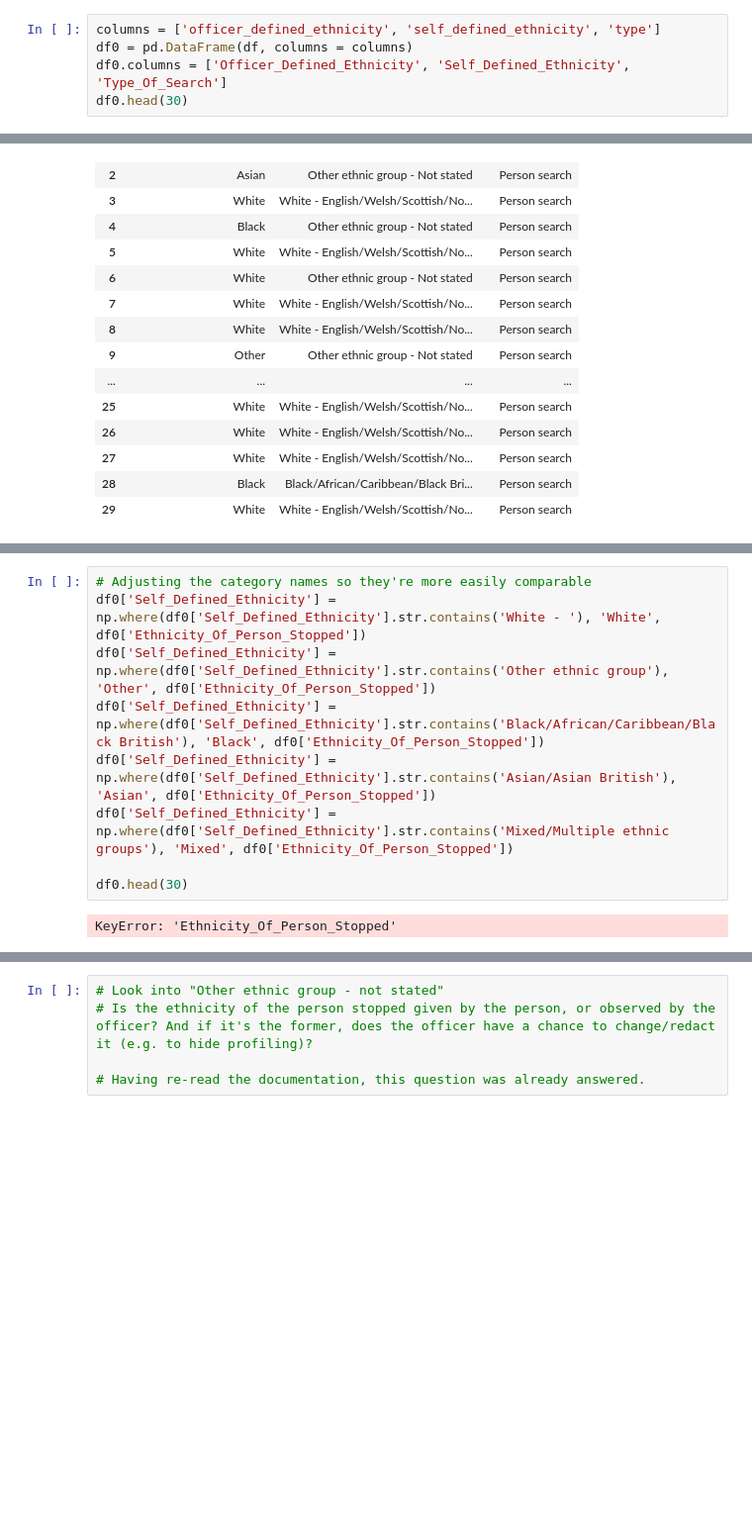
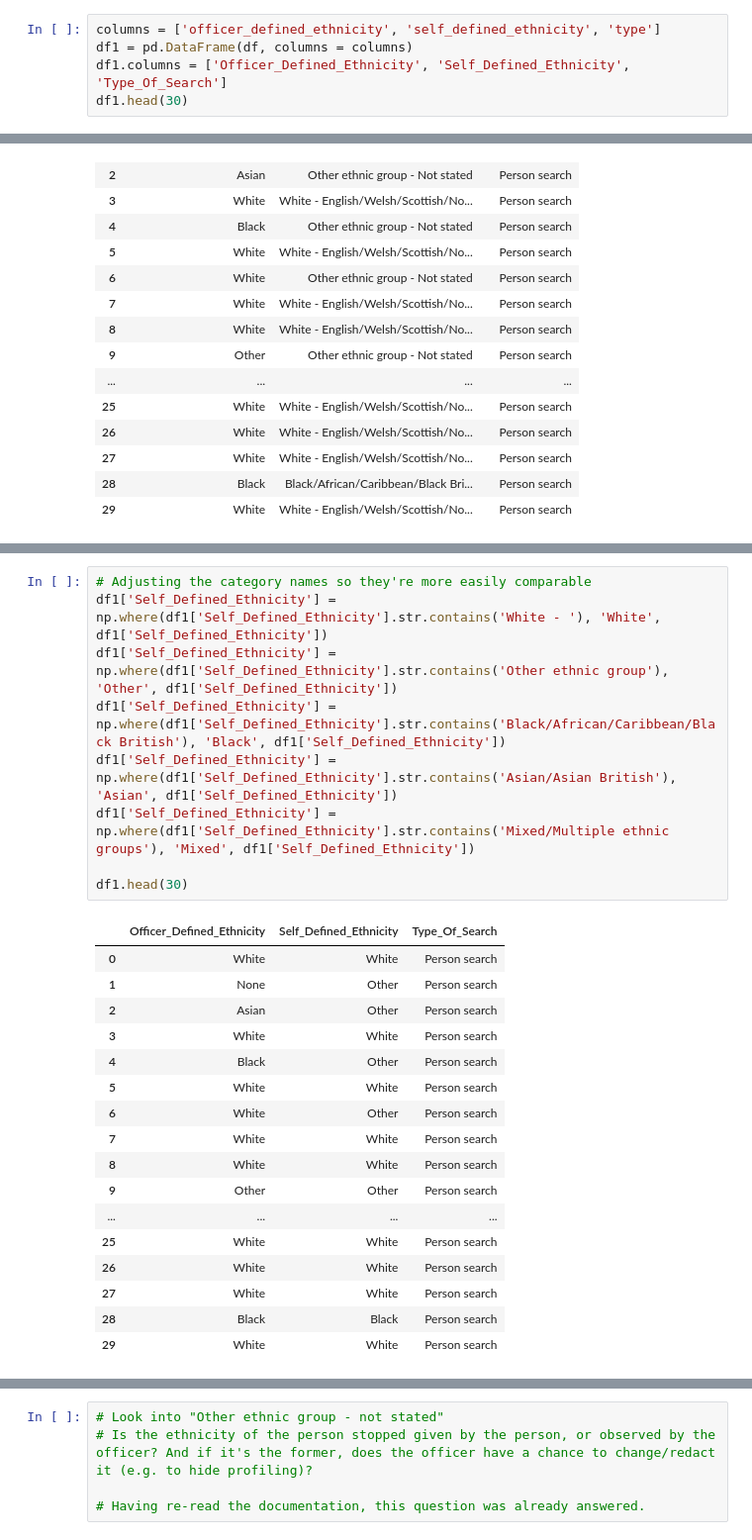
Before and after one commit to Coletterbox/A-Dashboard-Google-Sheets-, a Jupyter notebook: Stop and Search Data.ipynb, the cells around one changed output, grey strips where cells are left out. Shown at 99% size. Drawn from its saved outputs; the diff is of its cells as text; blank space fills up the shorter version.

```diff
--- a/Stop and Search Data.ipynb
+++ b/Stop and Search Data.ipynb
@@ -67,9 +67,9 @@ df.head(15)
 | 14 | None | A no further action disposal | True | Other ethnic group - Not stated | Male | Misuse of Drugs Act 1971 (section... | False | ... |
 # %%
 columns = ['officer_defined_ethnicity', 'self_defined_ethnicity', 'type']
-df0 = pd.DataFrame(df, columns = columns)
-df0.columns = ['Officer_Defined_Ethnicity', 'Self_Defined_Ethnicity', 'Type_Of_Search']
-df0.head(30)
+df1 = pd.DataFrame(df, columns = columns)
+df1.columns = ['Officer_Defined_Ethnicity', 'Self_Defined_Ethnicity', 'Type_Of_Search']
+df1.head(30)
 # %% [output]
 |  | Officer_Defined_Ethnicity | Self_Defined_Ethnicity | Type_Of_Search |
 | 0 | White | White - Irish | Person search |
@@ -101,13 +101,29 @@ df0['Officer_Defined_Ethnicity'].value_counts().plot.bar(x = 'Officer_Defined_Et
 [figure]
 # %%
 # Adjusting the category names so they're more easily comparable
-df0['Self_Defined_Ethnicity'] = np.where(df0['Self_Defined_Ethnicity'].str.contains('White - '), 'White', df0['Ethnicity_Of_Person_Stopped'])
-df0['Self_Defined_Ethnicity'] = np.where(df0['Self_Defined_Ethnicity'].str.contains('Other ethnic group'), 'Other', df0['Ethnicity_Of_Person_Stopped'])
-df0['Self_Defined_Ethnicity'] = np.where(df0['Self_Defined_Ethnicity'].str.contains('Black/African/Caribbean/Black British'), 'Black', df0['Ethnicity_Of_Person_Stopped'])
-df0['Self_Defined_Ethnicity'] = np.where(df0['Self_Defined_Ethnicity'].str.contains('Asian/Asian British'), 'Asian', df0['Ethnicity_Of_Person_Stopped'])
-df0['Self_Defined_Ethnicity'] = np.where(df0['Self_Defined_Ethnicity'].str.contains('Mixed/Multiple ethnic groups'), 'Mixed', df0['Ethnicity_Of_Person_Stopped'])
+df1['Self_Defined_Ethnicity'] = np.where(df1['Self_Defined_Ethnicity'].str.contains('White - '), 'White', df1['Self_Defined_Ethnicity'])
+df1['Self_Defined_Ethnicity'] = np.where(df1['Self_Defined_Ethnicity'].str.contains('Other ethnic group'), 'Other', df1['Self_Defined_Ethnicity'])
+df1['Self_Defined_Ethnicity'] = np.where(df1['Self_Defined_Ethnicity'].str.contains('Black/African/Caribbean/Black British'), 'Black', df1['Self_Defined_Ethnicity'])
+df1['Self_Defined_Ethnicity'] = np.where(df1['Self_Defined_Ethnicity'].str.contains('Asian/Asian British'), 'Asian', df1['Self_Defined_Ethnicity'])
+df1['Self_Defined_Ethnicity'] = np.where(df1['Self_Defined_Ethnicity'].str.contains('Mixed/Multiple ethnic groups'), 'Mixed', df1['Self_Defined_Ethnicity'])
 
-df0.head(30)
+df1.head(30)
 # %% [output]
-KeyError: 'Ethnicity_Of_Person_Stopped'
+|  | Officer_Defined_Ethnicity | Self_Defined_Ethnicity | Type_Of_Search |
+| 0 | White | White | Person search |
+| 1 | None | Other | Person search |
+| 2 | Asian | Other | Person search |
+| 3 | White | White | Person search |
+| 4 | Black | Other | Person search |
+| 5 | White | White | Person search |
+| 6 | White | Other | Person search |
+| 7 | White | White | Person search |
+| 8 | White | White | Person search |
+| 9 | Other | Other | Person search |
+| ... | ... | ... | ... |
+| 25 | White | White | Person search |
+| 26 | White | White | Person search |
+| 27 | White | White | Person search |
+| 28 | Black | Black | Person search |
+| 29 | White | White | Person search |
 # %%
```
Also changed, not shown: parts of 8 cells of this notebook.
